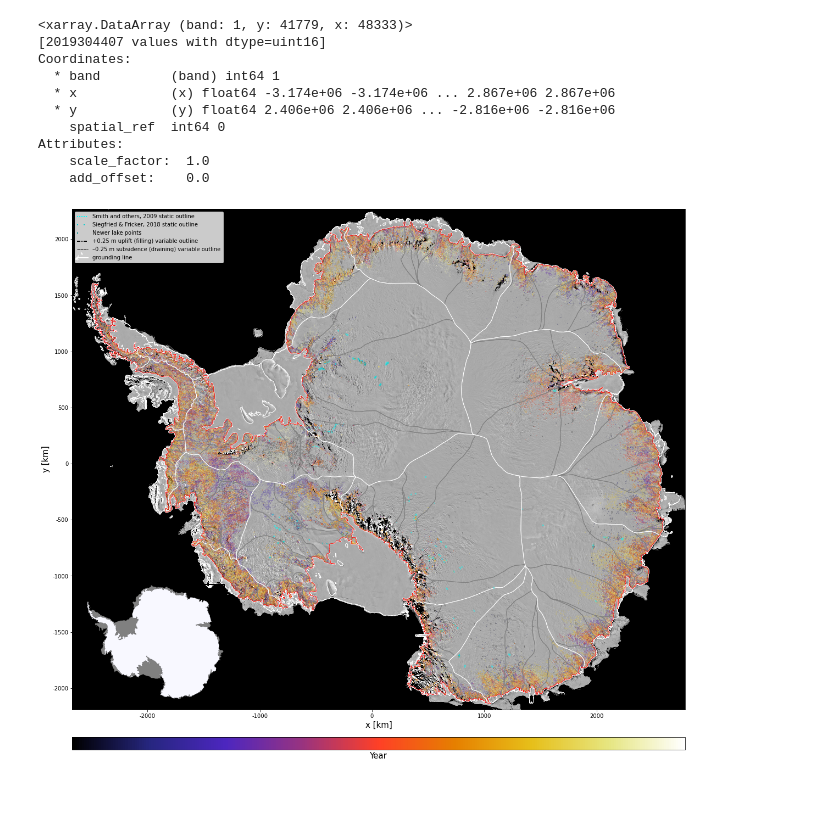
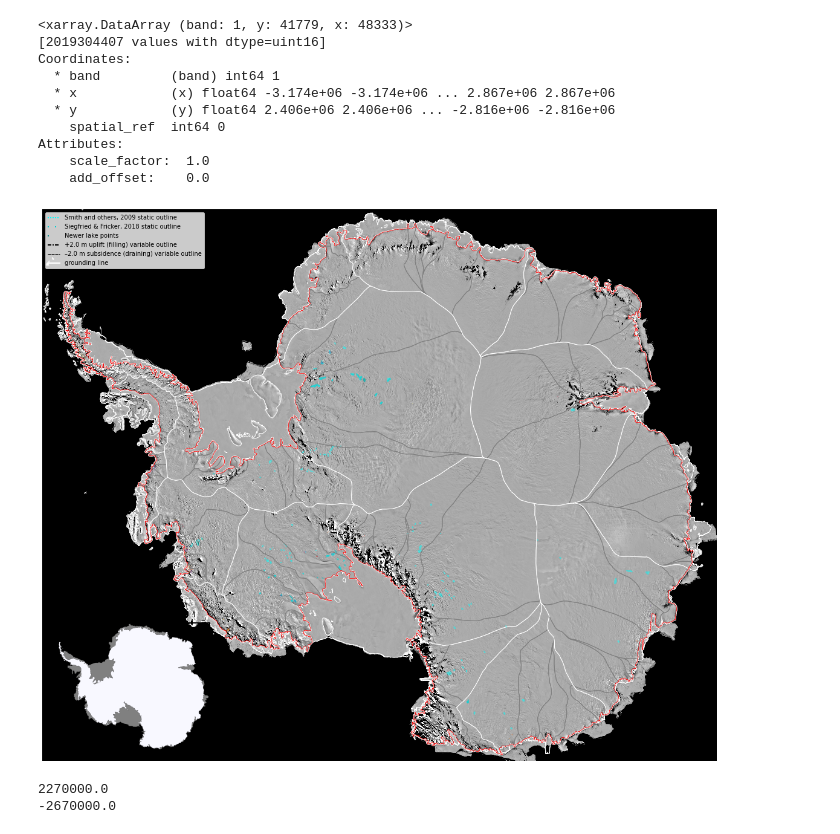
Before and after one commit to wsauthoff/Sauthoff-2025-GRL, a Jupyter notebook: Sauthoff2023_methods_data_exploration.ipynb, the cells around one changed output. Saved outputs shown, nothing was run; the diff lists cells and outputs as text; code cells hidden in the pictures; blank space fills up the shorter version.

Commit message:
experimented exporting axis off fig to import into QGIS to get coords of lake candidates

```diff
--- a/Sauthoff2023_methods_data_exploration.ipynb
+++ b/Sauthoff2023_methods_data_exploration.ipynb
@@ -269,14 +269,14 @@ def S09SF18S23_agg_moa_plot(x_min, x_max, y_min, y_max, region_name, thres, data
     ax.set_ylabel('y [km]', size=15)
 
     # Create colorbar for time variable
-    m = plt.cm.ScalarMappable(cmap=cmap)
-    m.set_array(np.array([datetime2fracyear(date) for date in dates[0:-1]]))
-    divider = make_axes_locatable(ax)
-    cax = divider.append_axes('bottom', size='2.5%', pad=0.7)
-    if dataset.Title == 'CS2':
-        fig.colorbar(m,  cax=cax, orientation='horizontal').set_label('Year', size=15)
-    elif dataset.Title == 'IS2':
-        fig.colorbar(m,  cax=cax, orientation='horizontal', ticks=np.array([2019,2020,2021])).set_label('Year', size=15)
+    # m = plt.cm.ScalarMappable(cmap=cmap)
+    # m.set_array(np.array([datetime2fracyear(date) for date in dates[0:-1]]))
+    # divider = make_axes_locatable(ax)
+    # cax = divider.append_axes('bottom', size='2.5%', pad=0.7)
+    # if dataset.Title == 'CS2':
+    #     fig.colorbar(m,  cax=cax, orientation='horizontal').set_label('Year', size=15)
+    # elif dataset.Title == 'IS2':
+    #     fig.colorbar(m,  cax=cax, orientation='horizontal', ticks=np.array([2019,2020,2021])).set_label('Year', size=15)
 
     # Create lines for legend
     Smith2009 = plt.Line2D((0, 1), (0, 0), color='aqua', linestyle=(0, (1, 1)), linewidth=2)
@@ -309,8 +309,11 @@ def S09SF18S23_agg_moa_plot(x_min, x_max, y_min, y_max, region_name, thres, data
     axIns.add_artist(rect)
     axIns.axis('off')
 
+    # Remove axis for main figure for importing into QGIS
+    ax.axis('off')
+
     # Save and close figure
-    # plt.savefig(OUTPUT_DIR + '/Sauthoff2023_methods_data_exploration/S09SF18S23_agg_moa_plot/regions/S09SF18S23_agg_moa_plot-{}-{}-thres{}m.png'.format(region_name,dataset.Title,thres), dpi=300, bbox_inches = "tight")
+    # plt.savefig(OUTPUT_DIR + '/Sauthoff2023_methods_data_exploration/S09SF18S23_agg_moa_plot/Antarctica/S09SF18S23_agg_moa_plot-{}-{}-thres{}m.png'.format(region_name,dataset.Title,thres), dpi=300, bbox_inches = "tight")
     # plt.close()
     plt.show()
 # %%
@@ -325,33 +328,49 @@ def S09SF18S23_agg_moa_plot(x_min, x_max, y_min, y_max, region_name, thres, data
 
 # Lower Slessor Glacier
 # lon_min=-39
 # lon_max=-20
 # lat_min=-80.4
 # lat_max=-79.5
 # x_min = ll2ps(lon_min,lat_min)[0]
 # x_max = ll2ps(lon_max,lat_max)[0]
 # y_min = ll2ps(lon_min,lat_min)[1]
 # y_max = ll2ps(lon_max,lat_max)[1]
 # S09SF18S23_agg_moa_plot(x_min, x_max, y_min, y_max, 'LowerSlessor', 0.5, CS2_dh)
 # S09SF18S23_agg_moa_plot(x_min, x_max, y_min, y_max, 'LowerSlessor', 2.0, ATL15_dh)
 
 # Antarctica
 # x_min=moa_da['x'].min().values
 # x_max=moa_da['x'].max().values
 # y_min=moa_da['y'].min().values
 # y_max=moa_da['y'].max().values
 x_min=ATL15_dh['x'].min().values
 x_max=ATL15_dh['x'].max().values
 y_min=ATL15_dh['y'].min().values
 y_max=ATL15_dh['y'].max().values
 # S09SF18S23_agg_moa_plot(x_min, x_max, y_min, y_max, 'Antarctica', 0.5, CS2_dh)
-# S09SF18S23_agg_moa_plot(x_min, x_max, y_min, y_max, 'Antarctica', 2.0, ATL15_dh_clipped)
+S09SF18S23_agg_moa_plot(x_min, x_max, y_min, y_max, 'Antarctica', 2.0, ATL15_dh_clipped)
 # S09SF18S23_agg_moa_plot(x_min, x_max, y_min, y_max, 'Antarctica', 1.75, ATL15_dh_clipped)
 # S09SF18S23_agg_moa_plot(x_min, x_max, y_min, y_max, 'Antarctica', 1.5, ATL15_dh_clipped)
 # S09SF18S23_agg_moa_plot(x_min, x_max, y_min, y_max, 'Antarctica', 1.25, ATL15_dh_clipped)
 # S09SF18S23_agg_moa_plot(x_min, x_max, y_min, y_max, 'Antarctica', 1.0, ATL15_dh_clipped)
 # S09SF18S23_agg_moa_plot(x_min, x_max, y_min, y_max, 'Antarctica', 0.75, ATL15_dh_clipped)
 # S09SF18S23_agg_moa_plot(x_min, x_max, y_min, y_max, 'Antarctica', 0.5, ATL15_dh_clipped)
-S09SF18S23_agg_moa_plot(x_min, x_max, y_min, y_max, 'Antarctica', 0.25, ATL15_dh_clipped)
+# S09SF18S23_agg_moa_plot(x_min, x_max, y_min, y_max, 'Antarctica', 0.25, ATL15_dh_clipped)
 # %% [output]
-[figure, old version]
+[figure, new version]
+# %%
+x_min=ATL15_dh['x'].min().values
+x_max=ATL15_dh['x'].max().values
+y_min=ATL15_dh['y'].min().values
+y_max=ATL15_dh['y'].max().values
+
+# Print six affine transformation for importing image into QGIS
+print((x_max-x_min)/)
+print(0.0)
+print(0.0)
+print((y_max-y_min)/)
+print(x_min)
+print(y_max)
+# %% [output]
+2270000.0
+-2670000.0
```
